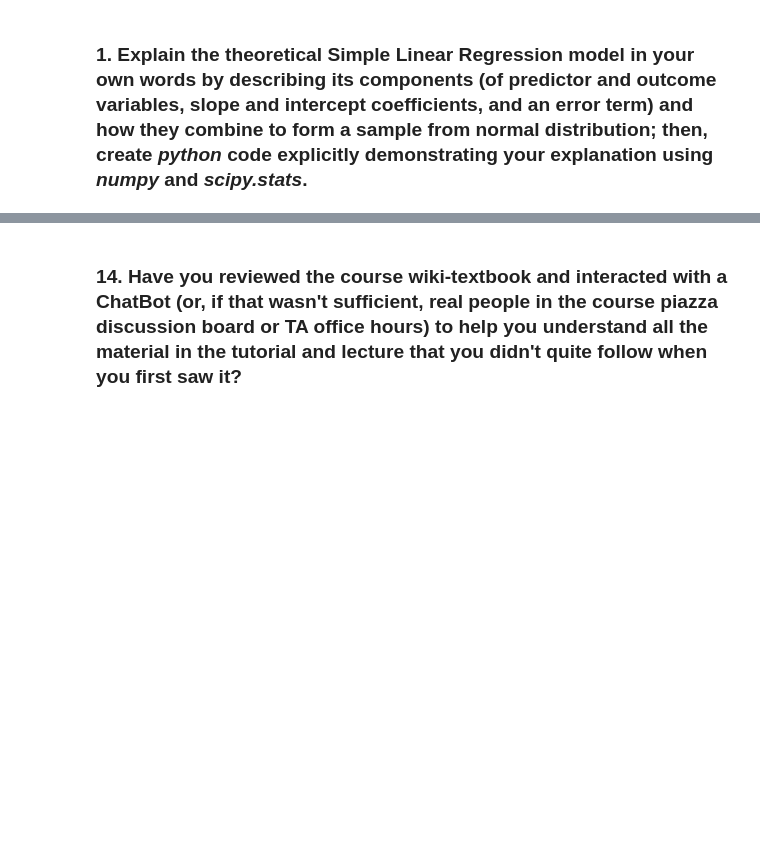
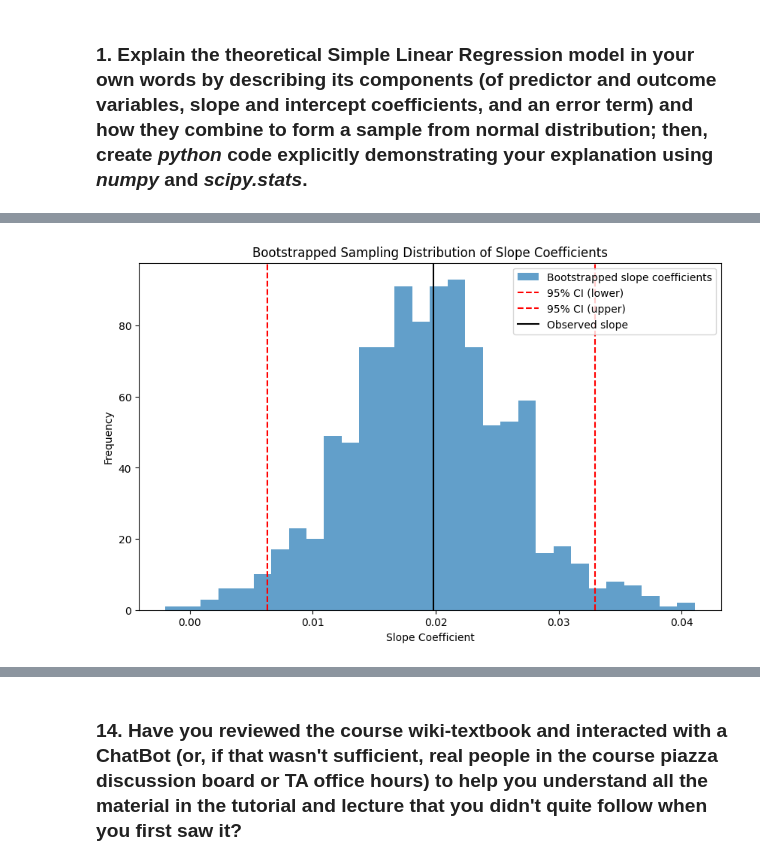
Before and after one commit to vicdenz/sta130-uoft, a Jupyter notebook: homework/week06/hw06.ipynb, the cells around one changed output, grey strips where cells are left out. Drawn from its saved outputs; the diff is of its cells as text; code cells hidden in the pictures; blank space fills up the shorter version.

```diff
--- a/homework/week06/hw06.ipynb
+++ b/homework/week06/hw06.ipynb
@@ -8,0 +173,11 @@
+# %%
+import seaborn as sns
+import statsmodels.formula.api as smf
+
+# The "Classic" Old Faithful Geyser dataset
+old_faithful = sns.load_dataset('geyser')
+
+linear_for_specification = 'duration ~ waiting'
+model = smf.ols(linear_for_specification, data=old_faithful)
+fitted_model = model.fit()
+fitted_model.summary()
@@ -8,0 +232,78 @@
+# %%
+import seaborn as sns
+import statsmodels.formula.api as smf
+import numpy as np
+import pandas as pd
+import matplotlib.pyplot as plt
+from scipy import stats
+
+# The "Classic" Old Faithful Geyser dataset: ask a ChatBot for more details if desired
+old_faithful = sns.load_dataset('geyser')
+
+# Filter the dataset for long wait times
+long_wait_limit = 71  # Define your long wait time limit
+long_wait = old_faithful.waiting >= long_wait_limit  # Filter for long wait times
+
+# Check if the long_wait dataset is not empty
+if long_wait.sum() == 0:
+    raise ValueError("No data points in the long wait time category. Please check the 'long_wait_limit'.")
+
+# Step 1: Create fitted Simple Linear Regression models for bootstrap samples
+bootstrapped_slope_coefficients = []
+
+for _ in range(1000):  # Repeat 1000 times for bootstrapping
+    bootstrap_sample = old_faithful[long_wait].sample(n=long_wait.sum(), replace=True)
+
+    # Fit the model and append the slope coefficient
+    model = smf.ols('duration ~ waiting', data=bootstrap_sample).fit()
+    bootstrapped_slope_coefficients.append(model.params['waiting'])
+
+bootstrapped_slope_coefficients = np.array(bootstrapped_slope_coefficients)
+
+# Step 2: Simulate samples under the null hypothesis (no linear association)
+simulated_slope_coefficients = []
+
+for _ in range(1000):  # Simulate 1000 times
+    old_faithful_simulation = old_faithful[long_wait].copy()
+    # Simulate Y values under the null hypothesis (no linear relationship)
+    old_faithful_simulation['duration'] = 1.65 + 0 * old_faithful_simulation.waiting + stats.norm(loc=0, scale=0.37).rvs(size=long_wait.sum())
+
+    # Fit the model on the simulated data
+    model = smf.ols('duration ~ waiting', data=old_faithful_simulation).fit()
+    simulated_slope_coefficients.append(model.params['waiting'])
+
+simulated_slope_coefficients = np.array(simulated_slope_coefficients)
+
+# Step 3: Compute 95% bootstrapped confidence interval
+bootstrapped_ci = np.quantile(bootstrapped_slope_coefficients, [0.025, 0.975])
+
+# Step 4: Compute the simulated p-value under the null hypothesis
+null_slope = smf.ols('duration ~ waiting', data=old_faithful[long_wait]).fit().params[1]
+simulated_p_value = (np.abs(simulated_slope_coefficients) >= np.abs(null_slope)).mean()
+
+# Visualize the bootstrapped sampling distribution
+plt.figure(figsize=(10, 6))
+plt.hist(bootstrapped_slope_coefficients, bins=30, alpha=0.7, label='Bootstrapped slope coefficients')
+plt.axvline(bootstrapped_ci[0], color='r', linestyle='--', label='95% CI (lower)')
+plt.axvline(bootstrapped_ci[1], color='r', linestyle='--', label='95% CI (upper)')
+plt.axvline(null_slope, color='k', linestyle='-', label='Observed slope')
+plt.title('Bootstrapped Sampling Distribution of Slope Coefficients')
+plt.xlabel('Slope Coefficient')
+plt.ylabel('Frequency')
+plt.legend()
+plt.show()
+
+# Visualize the simulated sampling distribution
+plt.figure(figsize=(10, 6))
+plt.hist(simulated_slope_coefficients, bins=30, alpha=0.7, label='Simulated slope coefficients')
+plt.axvline(null_slope, color='k', linestyle='-', label='Observed slope')
+plt.title('Simulated Sampling Distribution of Slope Coefficients (Null Hypothesis)')
+plt.xlabel('Slope Coefficient')
+plt.ylabel('Frequency')
+plt.legend()
+plt.show()
+
+# Output the results
+print(f'95% Bootstrapped Confidence Interval for Slope: {bootstrapped_ci}')
+print(f'Simulated p-value under Null Hypothesis: {simulated_p_value}')
+# %% [output]
@@ -8,0 +311 @@
+[figure, added]
```
Also changed, not shown: parts of 32 cells of this notebook, 1 other file.
